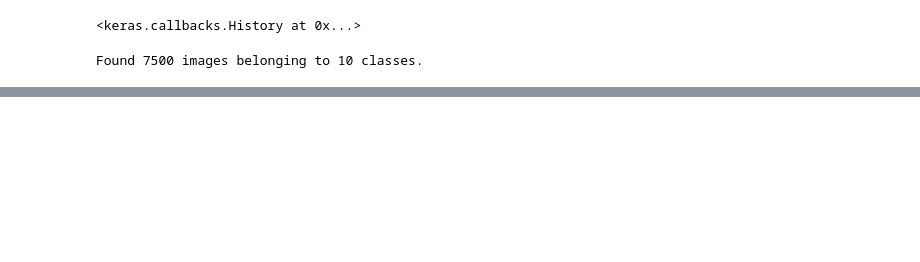
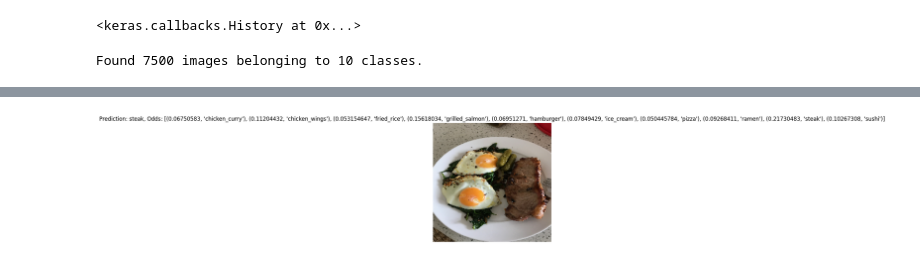
Before and after one commit to jescalada/Tensorflow-colabs, a Jupyter notebook: multiclass_classfication.ipynb, the cells around one changed output, grey strips where cells are left out. Cells and saved outputs as stored; diff of their text form; code cells hidden in the pictures; blank space fills up the shorter version.

```diff
--- a/multiclass_classfication.ipynb
+++ b/multiclass_classfication.ipynb
@@ -214 +214,31 @@ Epoch 10/10
 <keras.callbacks.History at 0x...>
+# %%
+def load_and_prep_image(filename, img_shape=224):
+  # Read in the image
+  img = tf.io.read_file(filename=filename)
+  # Decode the file into a tensor
+  img = tf.image.decode_image(img)
+  # Resize the image
+  img = tf.image.resize(img, size=[img_shape, img_shape])
+  # Rescale the image's values
+  img = img/255.
+  return img
+
+
+def pred_and_plot(model, filename, class_names=class_names):
+  # Import target image and preprocess
+  img = load_and_prep_image(filename)
+
+  # Make prediction
+  pred = model.predict(tf.expand_dims(img, axis=0))
+
+  # Add multi-class logic
+  if len(pred[0] > 1):
+    pred_class = class_names[tf.argmax(pred[0])]
+  else:
+    pred_class = class_names[int(tf.round(pred[0]))]
+
+  # Plot the image and predicted class
+  plt.imshow(img)
+  plt.title(f"Prediction: {pred_class}, Odds: {[(pred[0][i], name) for i, name in enumerate(class_names)]}")
+  plt.axis(False)
@@ -214,0 +268,6 @@ Epoch 10/10
+# %%
+# Make a prediction:
+pred_and_plot(model=model_2,
+              filename='03-pizza-dad.jpeg',
+              class_names=class_names)
+# %% [output]
@@ -214,0 +278 @@ Epoch 10/10
+[figure, added]
```
Also changed, not shown: parts of 12 cells of this notebook.
